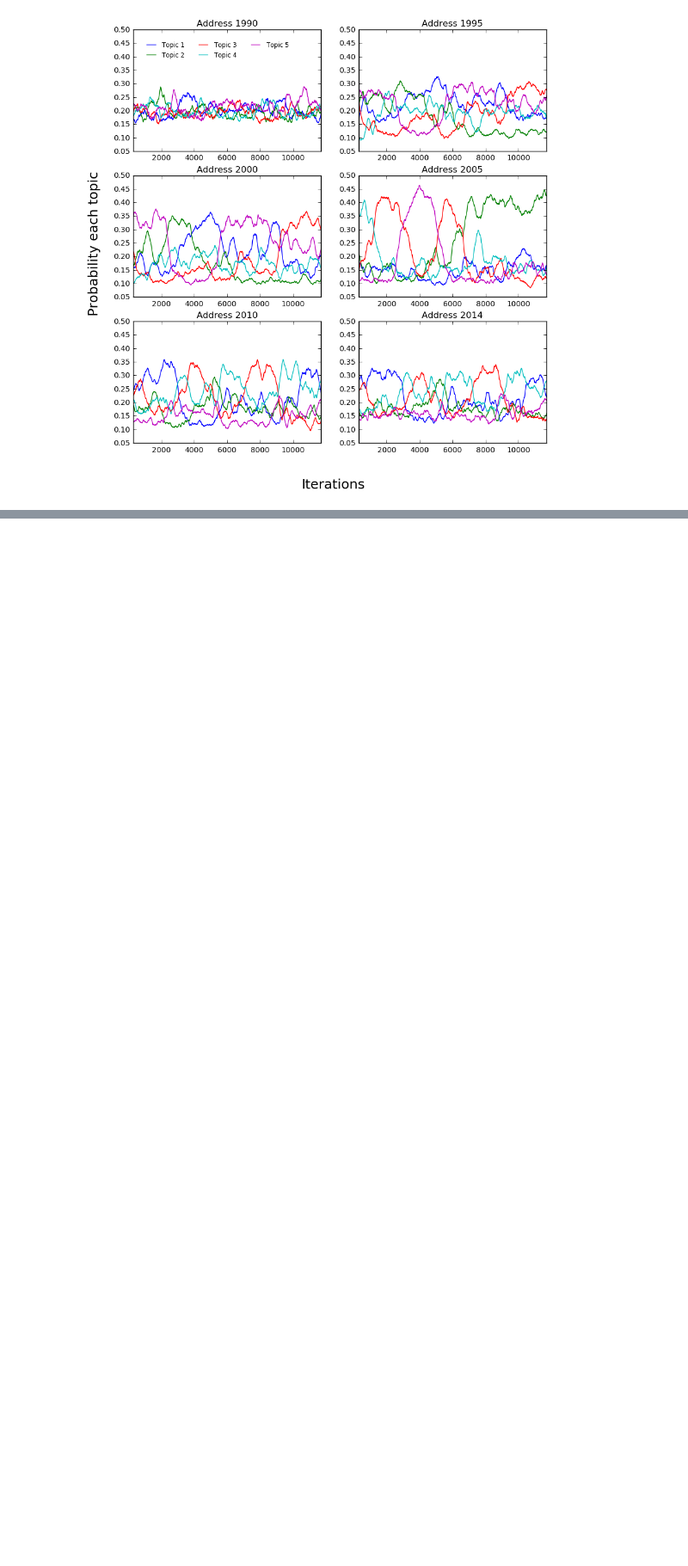
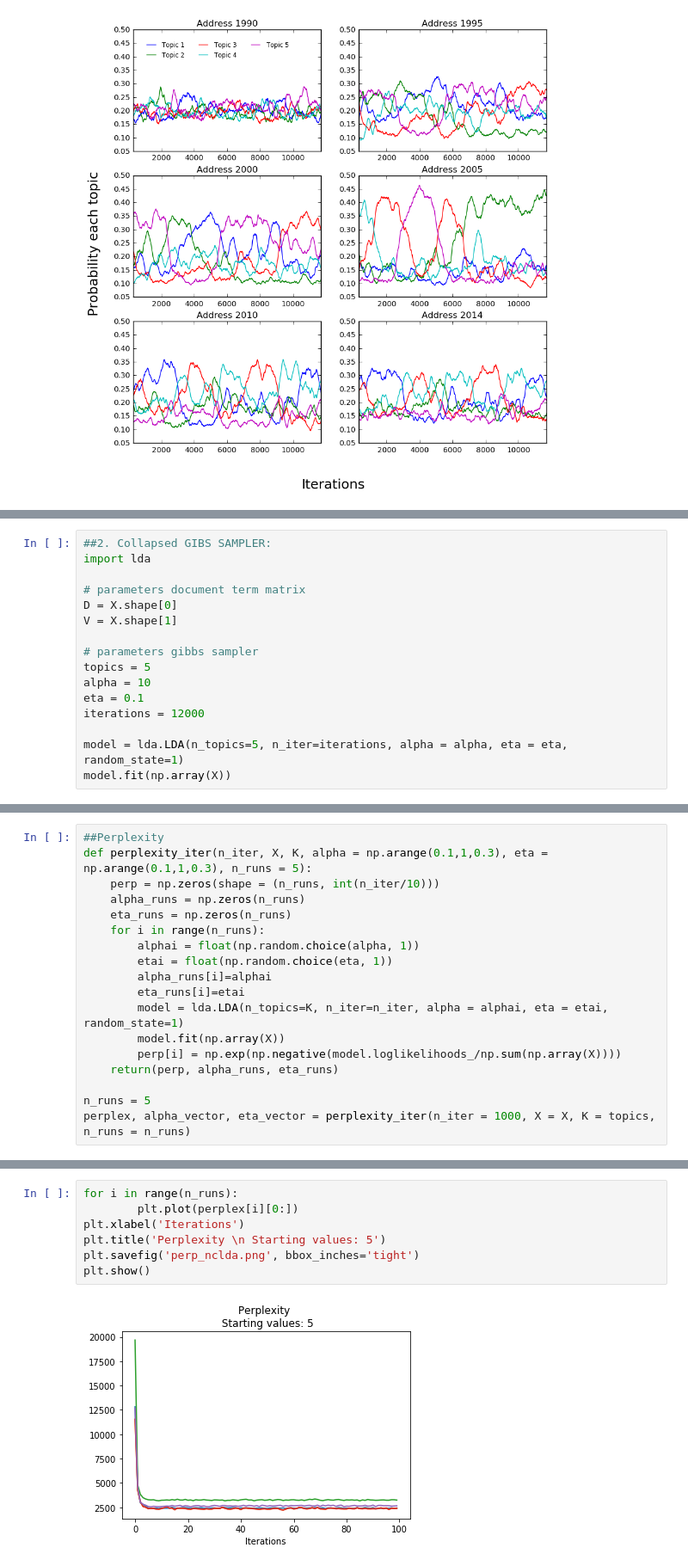
Before and after one commit to veldanie/text_mining, a Jupyter notebook: Report2.ipynb, the cells around one changed output, grey strips where cells are left out. Shown at 86% size. Drawn from its saved outputs; the diff is of its cells as text; blank space fills up the shorter version.

```diff
--- a/Report2.ipynb
+++ b/Report2.ipynb
@@ -351,0 +356,16 @@ fig.show()
+# %%
+##2. Collapsed GIBS SAMPLER:
+import lda
+
+# parameters document term matrix
+D = X.shape[0]
+V = X.shape[1]
+
+# parameters gibbs sampler
+topics = 5
+alpha = 10
+eta = 0.1
+iterations = 12000
+
+model = lda.LDA(n_topics=5, n_iter=iterations, alpha = alpha, eta = eta, random_state=1)
+model.fit(np.array(X))
@@ -351,0 +393,18 @@ fig.show()
+# %%
+##Perplexity
+def perplexity_iter(n_iter, X, K, alpha = np.arange(0.1,1,0.3), eta = np.arange(0.1,1,0.3), n_runs = 5):
+    perp = np.zeros(shape = (n_runs, int(n_iter/10)))
+    alpha_runs = np.zeros(n_runs)
+    eta_runs = np.zeros(n_runs)
+    for i in range(n_runs):
+        alphai = float(np.random.choice(alpha, 1))
+        etai = float(np.random.choice(eta, 1))
+        alpha_runs[i]=alphai
+        eta_runs[i]=etai
+        model = lda.LDA(n_topics=K, n_iter=n_iter, alpha = alphai, eta = etai, random_state=1)
+        model.fit(np.array(X))
+        perp[i] = np.exp(np.negative(model.loglikelihoods_/np.sum(np.array(X))))
+    return(perp, alpha_runs, eta_runs)
+
+n_runs = 5
+perplex, alpha_vector, eta_vector = perplexity_iter(n_iter = 1000, X = X, K = topics, n_runs = n_runs)
@@ -351,0 +429,9 @@ fig.show()
+# %%
+for i in range(n_runs):
+        plt.plot(perplex[i][0:])
+plt.xlabel('Iterations')
+plt.title('Perplexity \n Starting values: 5')
+plt.savefig('perp_nclda.png', bbox_inches='tight')
+plt.show()
+# %% [output]
+[figure, added]
```
Also changed, not shown: parts of 18 cells of this notebook.
